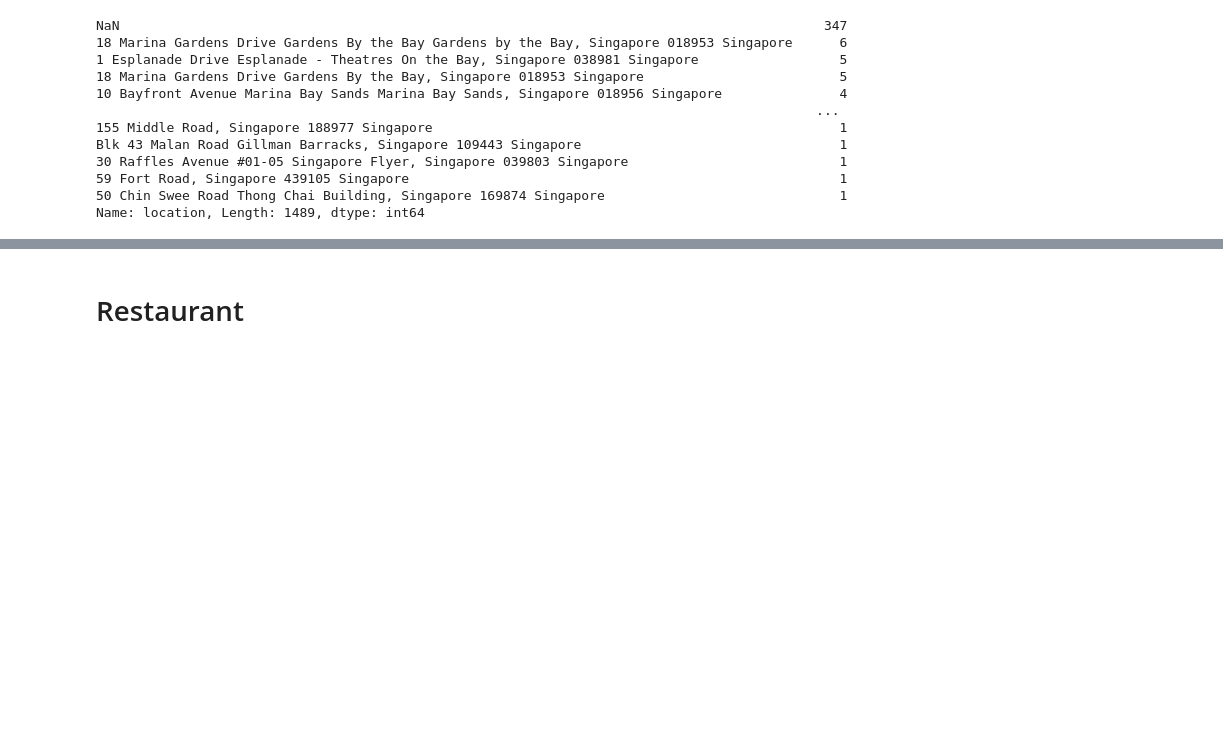
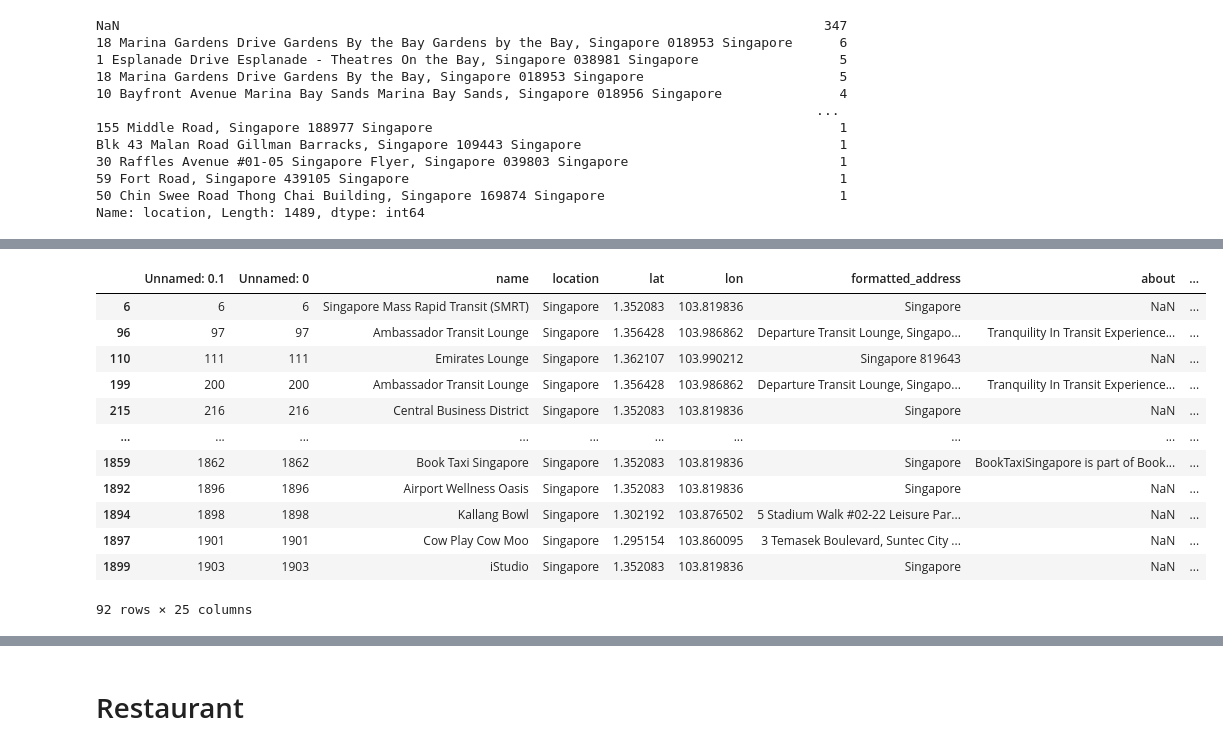
Before and after one commit to Enigmatrix/planlah, a Jupyter notebook: recommender/src/data/longlat.ipynb, the cells around one changed output, grey strips where cells are left out. Saved outputs shown, nothing was run; the diff lists cells and outputs as text; code cells hidden in the pictures; blank space fills up the shorter version.

```diff
--- a/recommender/src/data/longlat.ipynb
+++ b/recommender/src/data/longlat.ipynb
@@ -100,0 +166,19 @@ Here
+# %%
+# Store place_id and photo network url using Google Places API
+API_KEY = "AIzaSyAeHanRWhE2iIo-BVvCIy4lEhh1B-bEczY"
+place_url = "https://maps.googleapis.com/maps/api/place/details/json?place_id={}&fields=place_id%2Cphoto&key={}"
+base_url = "https://maps.googleapis.com/maps/api/place/findplacefromtext/json?input={}&inputtype=textquery&fields=place_id%2Cphoto&key={}"
+
+place_ids = []
+network_urls = []
+df = pd.read_csv("AttractionsFinalData.csv")
+with tqdm(df.iterrows()) as pbar:
+    for idx, row in pbar:
+        name_str = urllib.parse.quote(row.get("name") + " Singapore")
+        url = base_url.format(name_str, API_KEY)
+        response = requests.request("GET", url, headers={}, data={})
+        if response.status_code == 200:
+            print(response.text)
+            response = response.json()
+            place_id = response["candidates"][0]["place_id"]
+            place_ids.append(place_id)
@@ -100,0 +257,16 @@ Here
+# %%
+df[df["location"] == "Singapore"]
+# %% [output]
+|  | Unnamed: 0.1 | Unnamed: 0 | name | location | lat | lon | formatted_address | about | ... |
+| 6 | 6 | 6 | Singapore Mass Rapid Transit (SMRT) | Singapore | 1.352083 | 103.819836 | Singapore | NaN | ... |
+| 96 | 97 | 97 | Ambassador Transit Lounge | Singapore | 1.356428 | 103.986862 | Departure Transit Lounge, Singapo... | Tranquility In Transit Experience... | ... |
+| 110 | 111 | 111 | Emirates Lounge | Singapore | 1.362107 | 103.990212 | Singapore 819643 | NaN | ... |
+| 199 | 200 | 200 | Ambassador Transit Lounge | Singapore | 1.356428 | 103.986862 | Departure Transit Lounge, Singapo... | Tranquility In Transit Experience... | ... |
+| 215 | 216 | 216 | Central Business District | Singapore | 1.352083 | 103.819836 | Singapore | NaN | ... |
+| ... | ... | ... | ... | ... | ... | ... | ... | ... | ... |
+| 1859 | 1862 | 1862 | Book Taxi Singapore | Singapore | 1.352083 | 103.819836 | Singapore | BookTaxiSingapore is part of Book... | ... |
+| 1892 | 1896 | 1896 | Airport Wellness Oasis | Singapore | 1.352083 | 103.819836 | Singapore | NaN | ... |
+| 1894 | 1898 | 1898 | Kallang Bowl | Singapore | 1.302192 | 103.876502 | 5 Stadium Walk #02-22 Leisure Par... | NaN | ... |
+| 1897 | 1901 | 1901 | Cow Play Cow Moo | Singapore | 1.295154 | 103.860095 | 3 Temasek Boulevard, Suntec City ... | NaN | ... |
+| 1899 | 1903 | 1903 | iStudio | Singapore | 1.352083 | 103.819836 | Singapore | NaN | ... |
+92 rows × 25 columns
```
Also changed, not shown: parts of 19 cells of this notebook, 6 other files.
